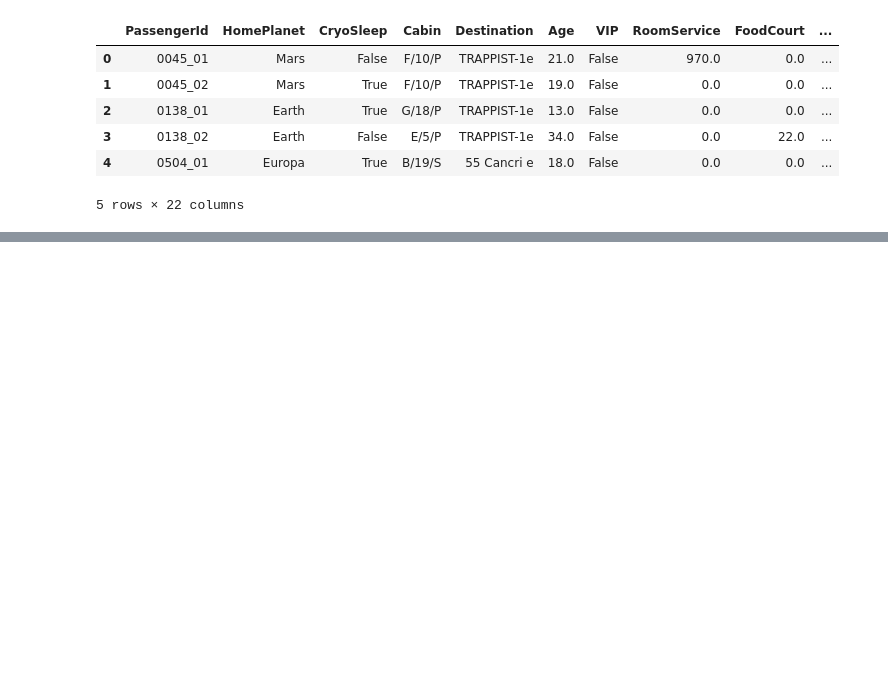
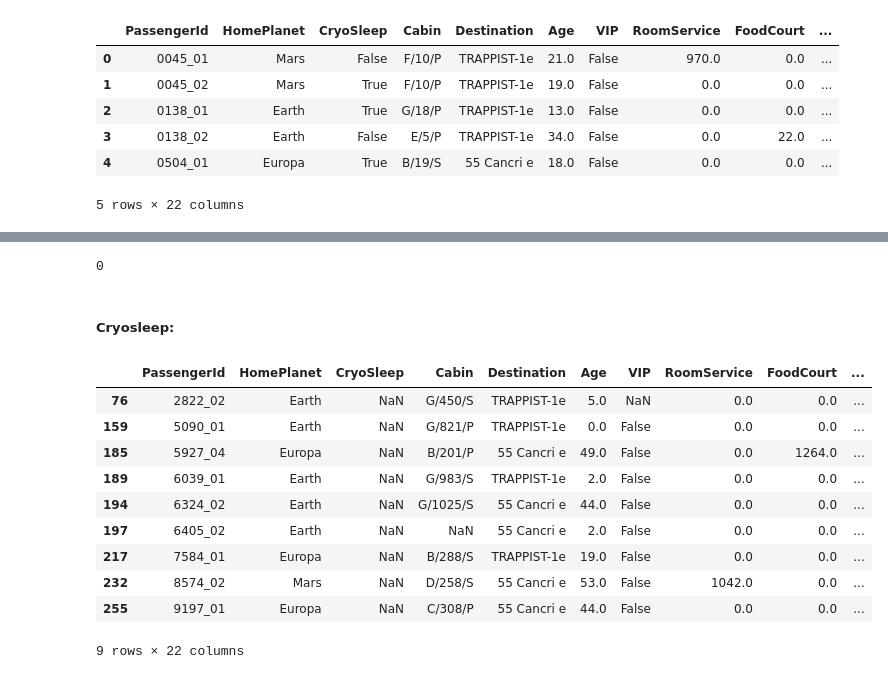
Before and after one commit to ShreyasTekade/KaggleSpaceshipTitanic, a Jupyter notebook: code/eda.ipynb, the cells around one changed output, grey strips where cells are left out. Saved outputs shown, nothing was run; the diff lists cells and outputs as text; code cells hidden in the pictures; blank space fills up the shorter version.

```diff
--- a/code/eda.ipynb
+++ b/code/eda.ipynb
@@ -157,0 +178,11 @@ train.head()
+# %%
+# Get list of passenger groups for passengerids with no HomePlanet:
+train.loc[train.HomePlanet.isnull(),'PassengerGroup'].unique()
+# Checking if any of these have a HomePlanet in the dataset:
+x = train.loc[(~train.HomePlanet.isnull()) & (train.PassengerGroup.isin(train.loc[train.HomePlanet.isnull(),'PassengerGroup'].unique())),['PassengerGroup','HomePlanet']]
+x.columns = ['PassengerGroup','HomePlanet2']
+x.drop_duplicates(inplace=True)
+train = pd.merge(left=train, right=x, on='PassengerGroup',how='left')
+train['HomePlanet'] = train['HomePlanet'].fillna(train['HomePlanet2'])
+train.drop(['HomePlanet2'], axis=1, inplace=True)
+train.head()
@@ -157,0 +197,20 @@ train.head()
+# %%
+len(train[train['HomePlanet'].isnull()])
+# %% [output]
+0
+# %% [markdown]
+##### Cryosleep:
+# %%
+train[train['CryoSleep'].isnull()]
+# %% [output]
+|  | PassengerId | HomePlanet | CryoSleep | Cabin | Destination | Age | VIP | RoomService | FoodCourt | ... |
+| 76 | 2822_02 | Earth | NaN | G/450/S | TRAPPIST-1e | 5.0 | NaN | 0.0 | 0.0 | ... |
+| 159 | 5090_01 | Earth | NaN | G/821/P | TRAPPIST-1e | 0.0 | False | 0.0 | 0.0 | ... |
+| 185 | 5927_04 | Europa | NaN | B/201/P | 55 Cancri e | 49.0 | False | 0.0 | 1264.0 | ... |
+| 189 | 6039_01 | Earth | NaN | G/983/S | TRAPPIST-1e | 2.0 | False | 0.0 | 0.0 | ... |
+| 194 | 6324_02 | Earth | NaN | G/1025/S | 55 Cancri e | 44.0 | False | 0.0 | 0.0 | ... |
+| 197 | 6405_02 | Earth | NaN | NaN | 55 Cancri e | 2.0 | False | 0.0 | 0.0 | ... |
+| 217 | 7584_01 | Europa | NaN | B/288/S | TRAPPIST-1e | 19.0 | False | 0.0 | 0.0 | ... |
+| 232 | 8574_02 | Mars | NaN | D/258/S | 55 Cancri e | 53.0 | False | 1042.0 | 0.0 | ... |
+| 255 | 9197_01 | Europa | NaN | C/308/P | 55 Cancri e | 44.0 | False | 0.0 | 0.0 | ... |
+9 rows × 22 columns
```
Also changed, not shown: parts of 10 cells of this notebook, 1 other file.
